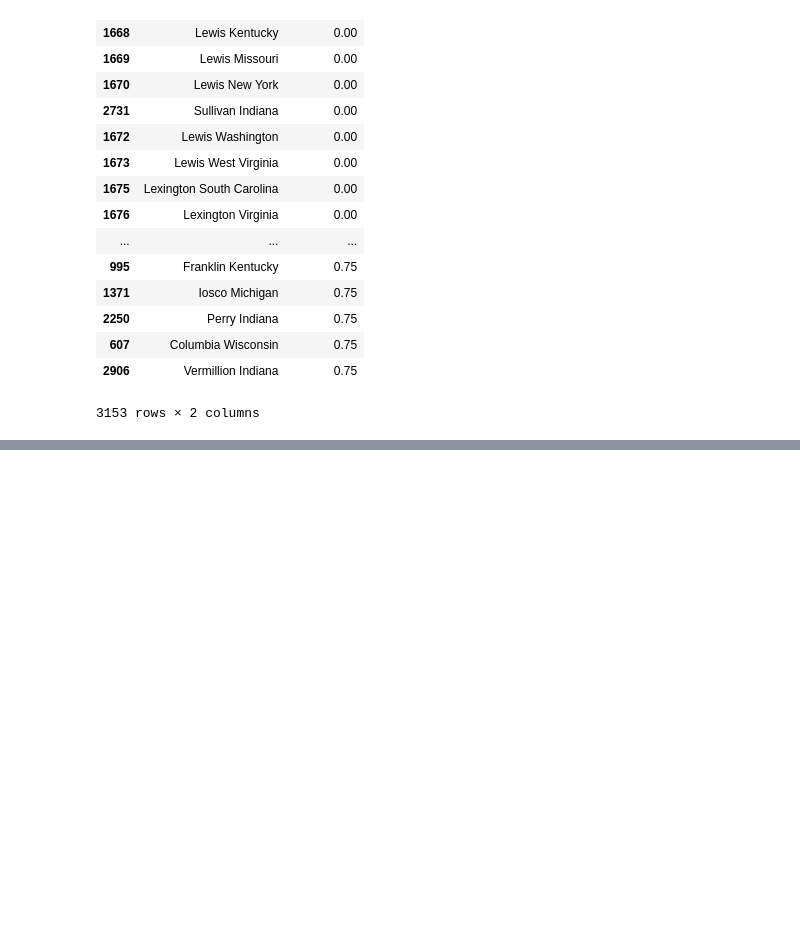
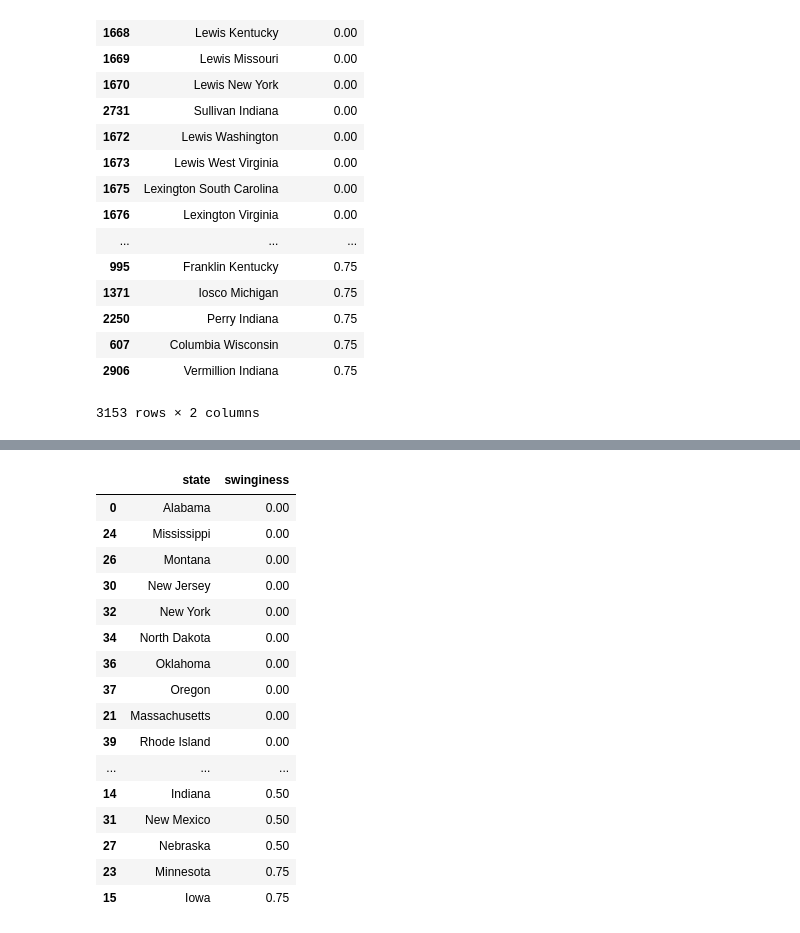
Before and after one commit to tinawong15/portends-greatness, a Jupyter notebook: elections.ipynb, the cells around one changed output, grey strips where cells are left out. Drawn from its saved outputs; the diff is of its cells as text; code cells hidden in the pictures; blank space fills up the shorter version.

```diff
--- a/elections.ipynb
+++ b/elections.ipynb
@@ -71,0 +131,27 @@ swing.sort_values(['swinginess'], ascending=(True))
+# %%
+new_states_vote = states_vote.copy()
+new_states_vote["next_vote"] = new_states_vote.groupby('state')["party"].shift(-1)
+new_states_vote["no_swing"] = new_states_vote["next_vote"] == new_states_vote["party"]
+# %%
+swing_states = new_states_vote.groupby('state')['no_swing'].apply(lambda x: (x == False).sum()).reset_index(name='count')
+swing_states['swinginess'] = (swing_states['count'] - 1) / 4
+swing_states = swing_states.drop(["count"], axis=1)
+swing_states.sort_values(['swinginess'], ascending=(True))
+# %% [output]
+|  | state | swinginess |
+| 0 | Alabama | 0.00 |
+| 24 | Mississippi | 0.00 |
+| 26 | Montana | 0.00 |
+| 30 | New Jersey | 0.00 |
+| 32 | New York | 0.00 |
+| 34 | North Dakota | 0.00 |
+| 36 | Oklahoma | 0.00 |
+| 37 | Oregon | 0.00 |
+| 21 | Massachusetts | 0.00 |
+| 39 | Rhode Island | 0.00 |
+| ... | ... | ... |
+| 14 | Indiana | 0.50 |
+| 31 | New Mexico | 0.50 |
+| 27 | Nebraska | 0.50 |
+| 23 | Minnesota | 0.75 |
+| 15 | Iowa | 0.75 |
```
Also changed, not shown: parts of 5 cells of this notebook.
